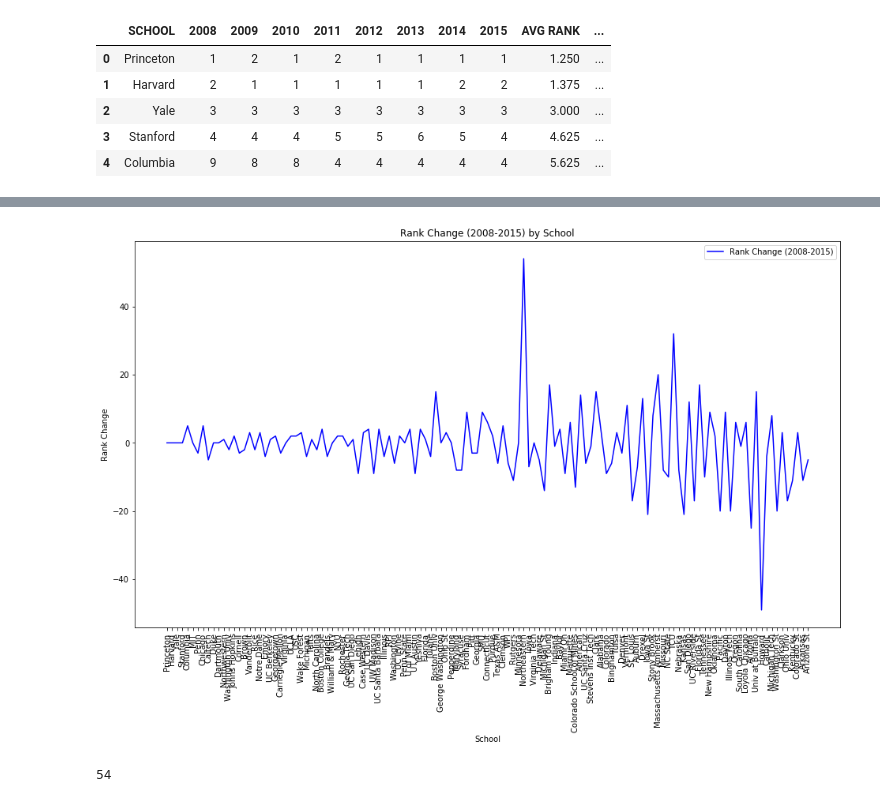
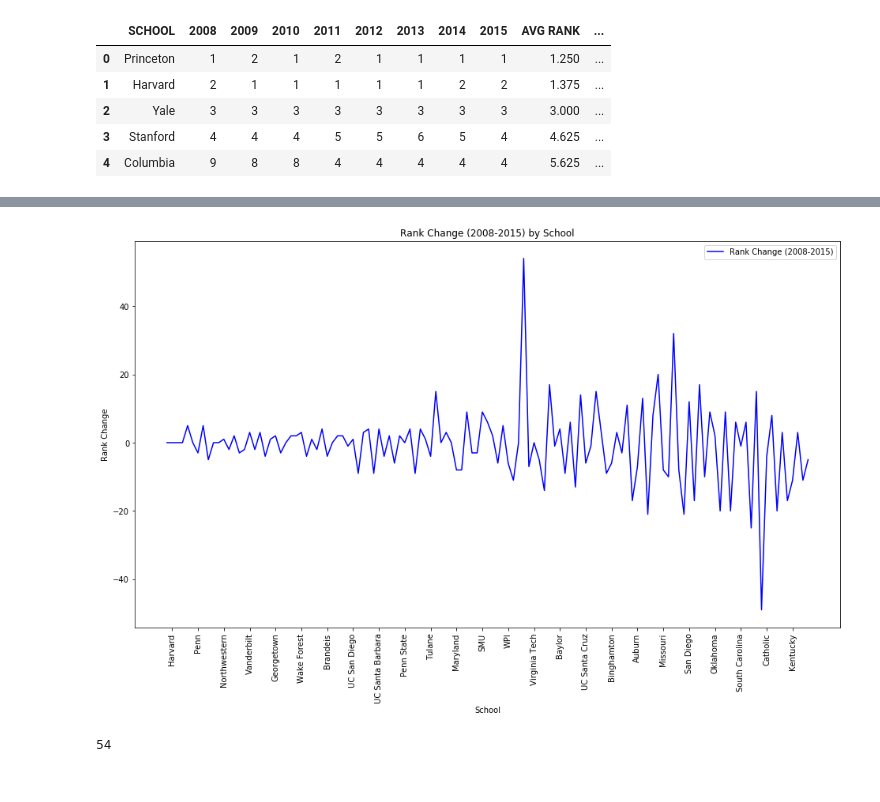
Before and after one commit to vic-158/Data_Viz_Project, a Jupyter notebook: leslie/college_ranks.ipynb, the cells around one changed output, grey strips where cells are left out. Drawn from its saved outputs; the diff is of its cells as text; code cells hidden in the pictures.

Commit message:
modifications to charts

```diff
--- a/leslie/college_ranks.ipynb
+++ b/leslie/college_ranks.ipynb
@@ -58,15 +54,16 @@ bottom_10 = bottom_10_change.set_index('SCHOOL')
 # %%
 #Build Plot for Rank Change
 rank_change= plt.plot(school, change, color="blue", label="Rank Change (2008-2015)" )
 plt.legend()
 plt.xticks(rotation = 90)
+plt.xticks(range(1, 125, 5))
 plt.rcParams["figure.figsize"] = [16,9]
 plt.title("Rank Change (2008-2015) by School")
 plt.ylabel("Rank Change")
 plt.xlabel("School")
 plt.show()
 # %% [output]
-[figure, old version]
+[figure, new version]
 # %%
 #Northeastern
 max(change)
```
Also changed, not shown: parts of 10 cells of this notebook, 3 other files.
